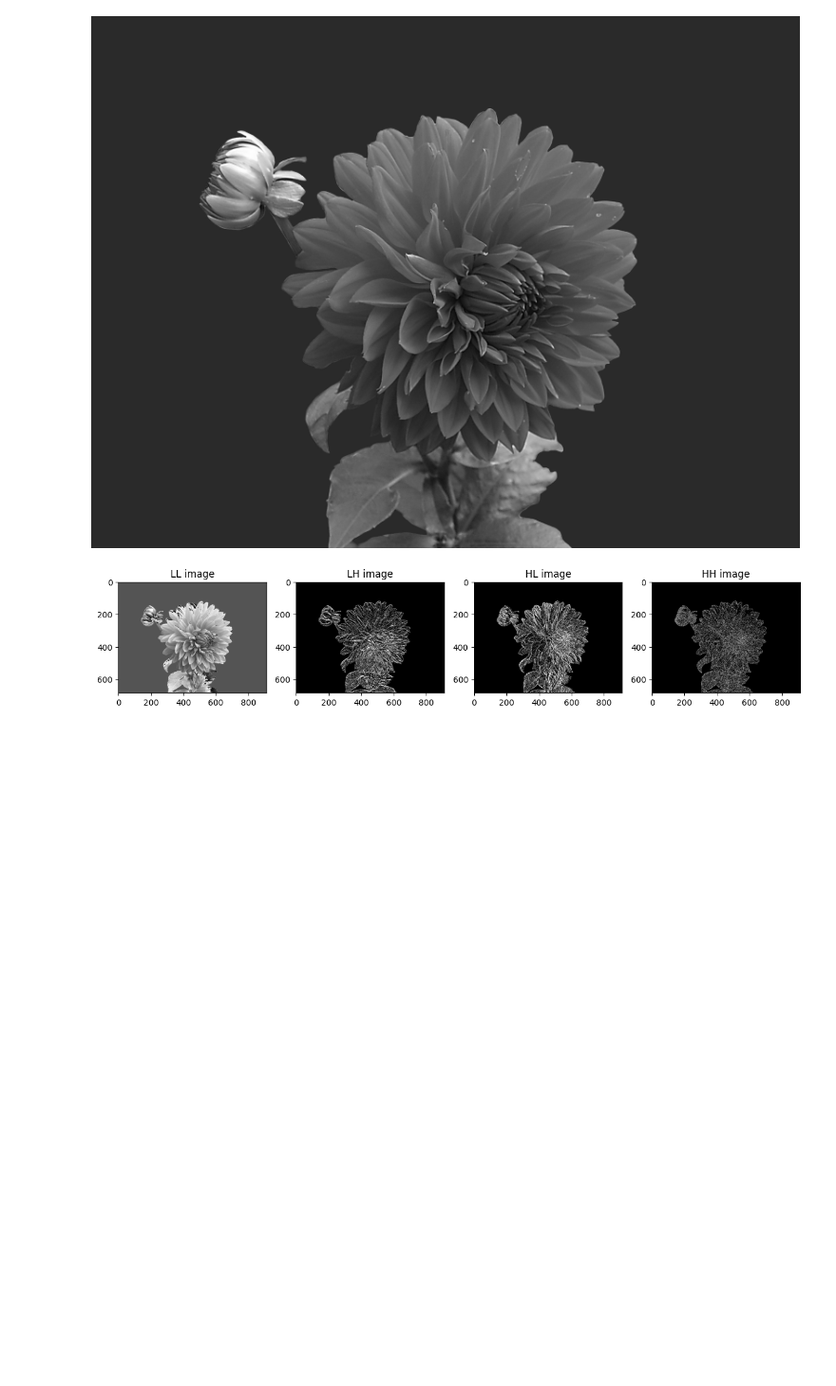
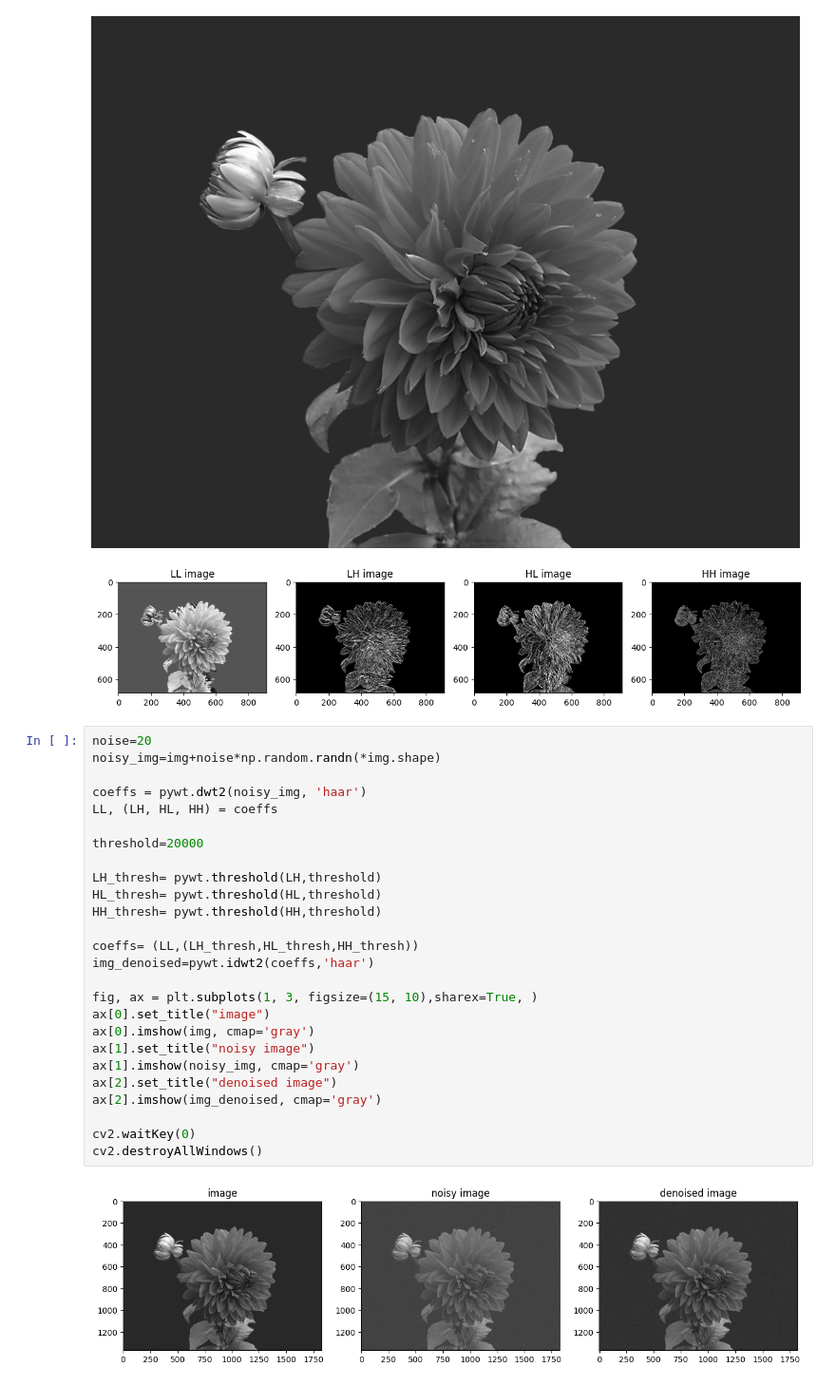
Before and after one commit to shashankkapoor/Digital_Image_Processing_EE608, a Jupyter notebook: s22022_hw4/s22022_hw4.ipynb, the cells around one changed output. Shown at 95% size. Drawn from its saved outputs; the diff is of its cells as text; blank space fills up the shorter version.

```diff
--- a/s22022_hw4/s22022_hw4.ipynb
+++ b/s22022_hw4/s22022_hw4.ipynb
@@ -337,3 +344,31 @@ cv2.destroyAllWindows()
 # %% [output]
 [figure]
 [figure]
+# %%
+noise=20
+noisy_img=img+noise*np.random.randn(*img.shape)
+
+coeffs = pywt.dwt2(noisy_img, 'haar')
+LL, (LH, HL, HH) = coeffs
+
+threshold=20000
+
+LH_thresh= pywt.threshold(LH,threshold)
+HL_thresh= pywt.threshold(HL,threshold)
+HH_thresh= pywt.threshold(HH,threshold)
+
+coeffs= (LL,(LH_thresh,HL_thresh,HH_thresh))
+img_denoised=pywt.idwt2(coeffs,'haar')
+
+fig, ax = plt.subplots(1, 3, figsize=(15, 10),sharex=True, )
+ax[0].set_title("image")
+ax[0].imshow(img, cmap='gray')
+ax[1].set_title("noisy image")
+ax[1].imshow(noisy_img, cmap='gray')
+ax[2].set_title("denoised image")
+ax[2].imshow(img_denoised, cmap='gray')
+
+cv2.waitKey(0)
+cv2.destroyAllWindows()
+# %% [output]
+[figure, added]
```
Also changed, not shown: parts of 6 cells of this notebook.
